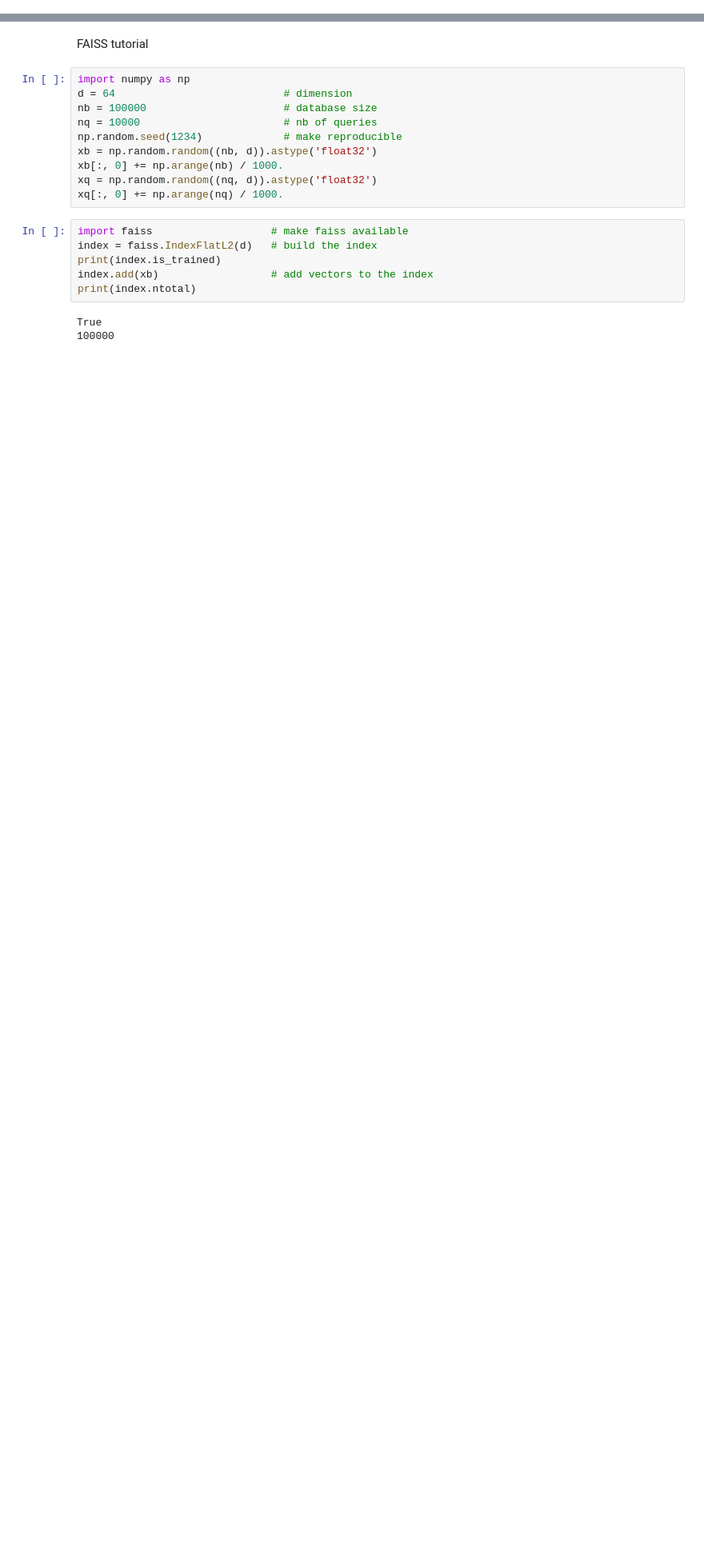
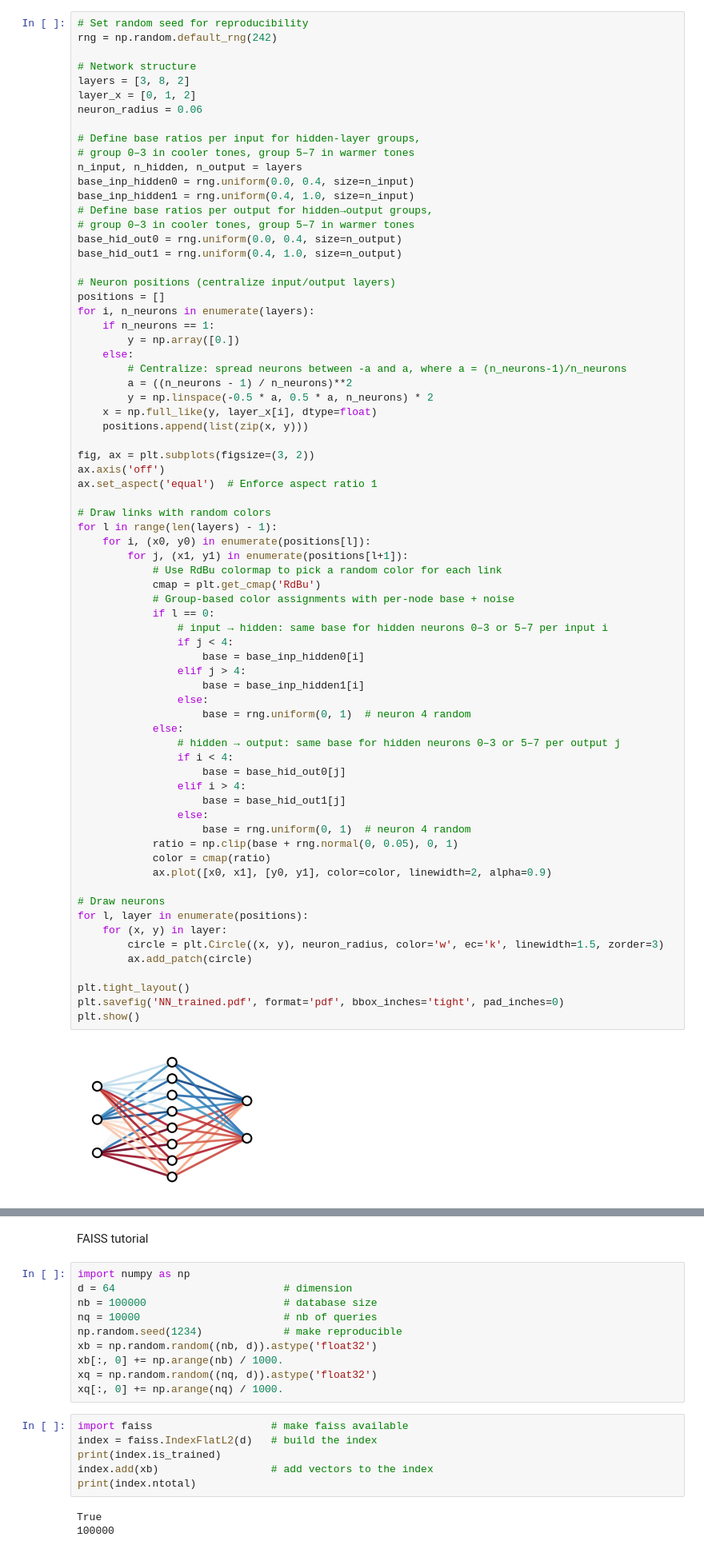
Before and after one commit to WHY-David/moment_compression, a Jupyter notebook: playground.ipynb, the cells around one changed output, grey strips where cells are left out. Shown at 80% size. Cells and saved outputs as stored; diff of their text form; blank space fills up the shorter version.

```diff
--- a/playground.ipynb
+++ b/playground.ipynb
@@ -9 +55,74 @@ exps = moment_matching.multi_exponents(3,3)
+# %%
+# Set random seed for reproducibility
+rng = np.random.default_rng(242)
+
+# Network structure
+layers = [3, 8, 2]
+layer_x = [0, 1, 2]
+neuron_radius = 0.06
+
+# Define base ratios per input for hidden-layer groups,
+# group 0–3 in cooler tones, group 5–7 in warmer tones
+n_input, n_hidden, n_output = layers
+base_inp_hidden0 = rng.uniform(0.0, 0.4, size=n_input)
+base_inp_hidden1 = rng.uniform(0.4, 1.0, size=n_input)
+# Define base ratios per output for hidden→output groups,
+# group 0–3 in cooler tones, group 5–7 in warmer tones
+base_hid_out0 = rng.uniform(0.0, 0.4, size=n_output)
+base_hid_out1 = rng.uniform(0.4, 1.0, size=n_output)
+
+# Neuron positions (centralize input/output layers)
+positions = []
+for i, n_neurons in enumerate(layers):
+    if n_neurons == 1:
+        y = np.array([0.])
+    else:
+        # Centralize: spread neurons between -a and a, where a = (n_neurons-1)/n_neurons
+        a = ((n_neurons - 1) / n_neurons)**2
+        y = np.linspace(-0.5 * a, 0.5 * a, n_neurons) * 2
+    x = np.full_like(y, layer_x[i], dtype=float)
+    positions.append(list(zip(x, y)))
+
+fig, ax = plt.subplots(figsize=(3, 2))
+ax.axis('off')
+ax.set_aspect('equal')  # Enforce aspect ratio 1
+
+# Draw links with random colors
+for l in range(len(layers) - 1):
+    for i, (x0, y0) in enumerate(positions[l]):
+        for j, (x1, y1) in enumerate(positions[l+1]):
+            # Use RdBu colormap to pick a random color for each link
+            cmap = plt.get_cmap('RdBu')
+            # Group-based color assignments with per-node base + noise
+            if l == 0:
+                # input → hidden: same base for hidden neurons 0–3 or 5–7 per input i
+                if j < 4:
+                    base = base_inp_hidden0[i]
+                elif j > 4:
+                    base = base_inp_hidden1[i]
+                else:
+                    base = rng.uniform(0, 1)  # neuron 4 random
+            else:
+                # hidden → output: same base for hidden neurons 0–3 or 5–7 per output j
+                if i < 4:
+                    base = base_hid_out0[j]
+                elif i > 4:
+                    base = base_hid_out1[j]
+                else:
+                    base = rng.uniform(0, 1)  # neuron 4 random
+            ratio = np.clip(base + rng.normal(0, 0.05), 0, 1)
+            color = cmap(ratio)
+            ax.plot([x0, x1], [y0, y1], color=color, linewidth=2, alpha=0.9)
+
+# Draw neurons
+for l, layer in enumerate(positions):
+    for (x, y) in layer:
+        circle = plt.Circle((x, y), neuron_radius, color='w', ec='k', linewidth=1.5, zorder=3)
+        ax.add_patch(circle)
+
+plt.tight_layout()
+plt.savefig('NN_trained.pdf', format='pdf', bbox_inches='tight', pad_inches=0)
+plt.show()
+# %% [output]
+[figure, added]
 # %%
```
Also changed, not shown: parts of 4 cells of this notebook, 15 other files.
